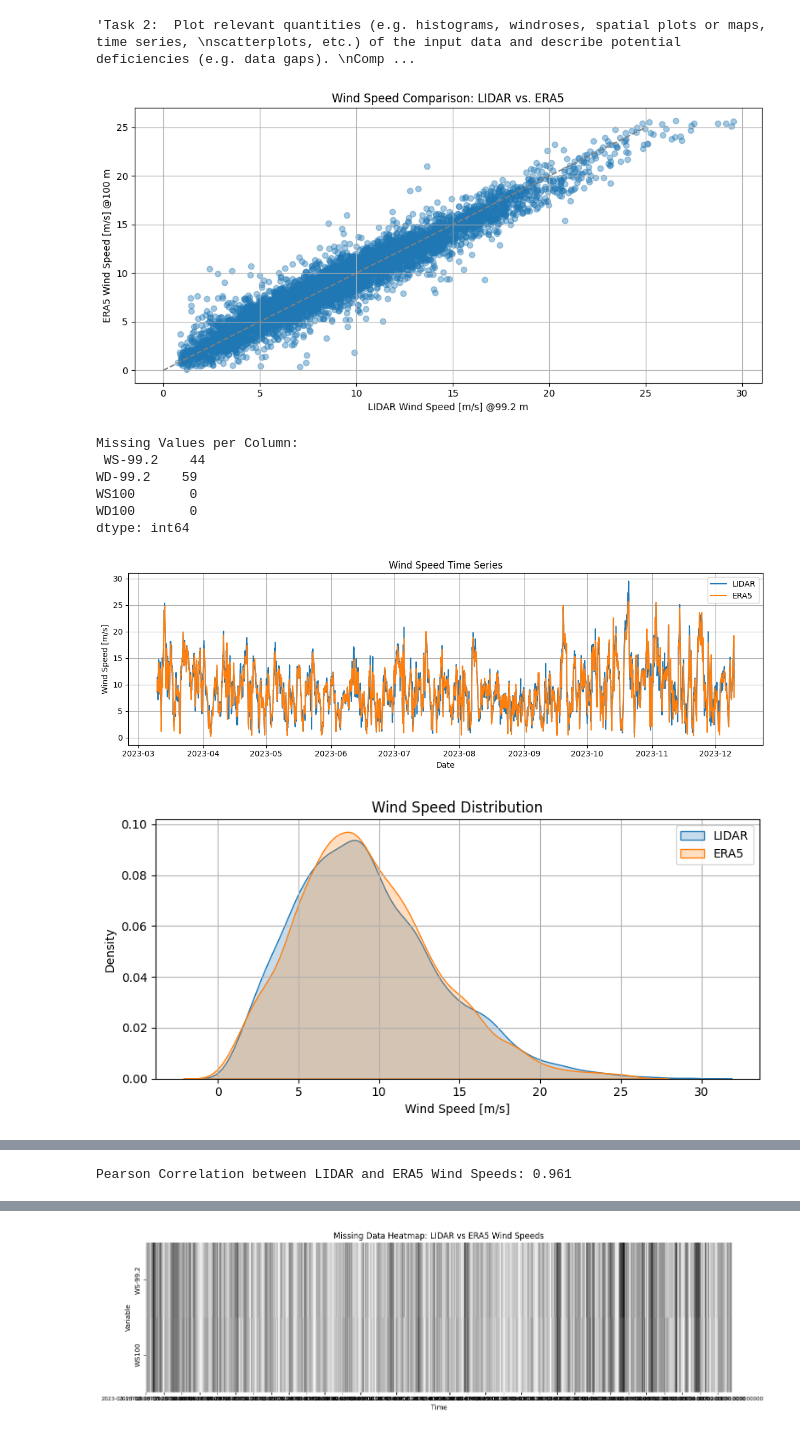
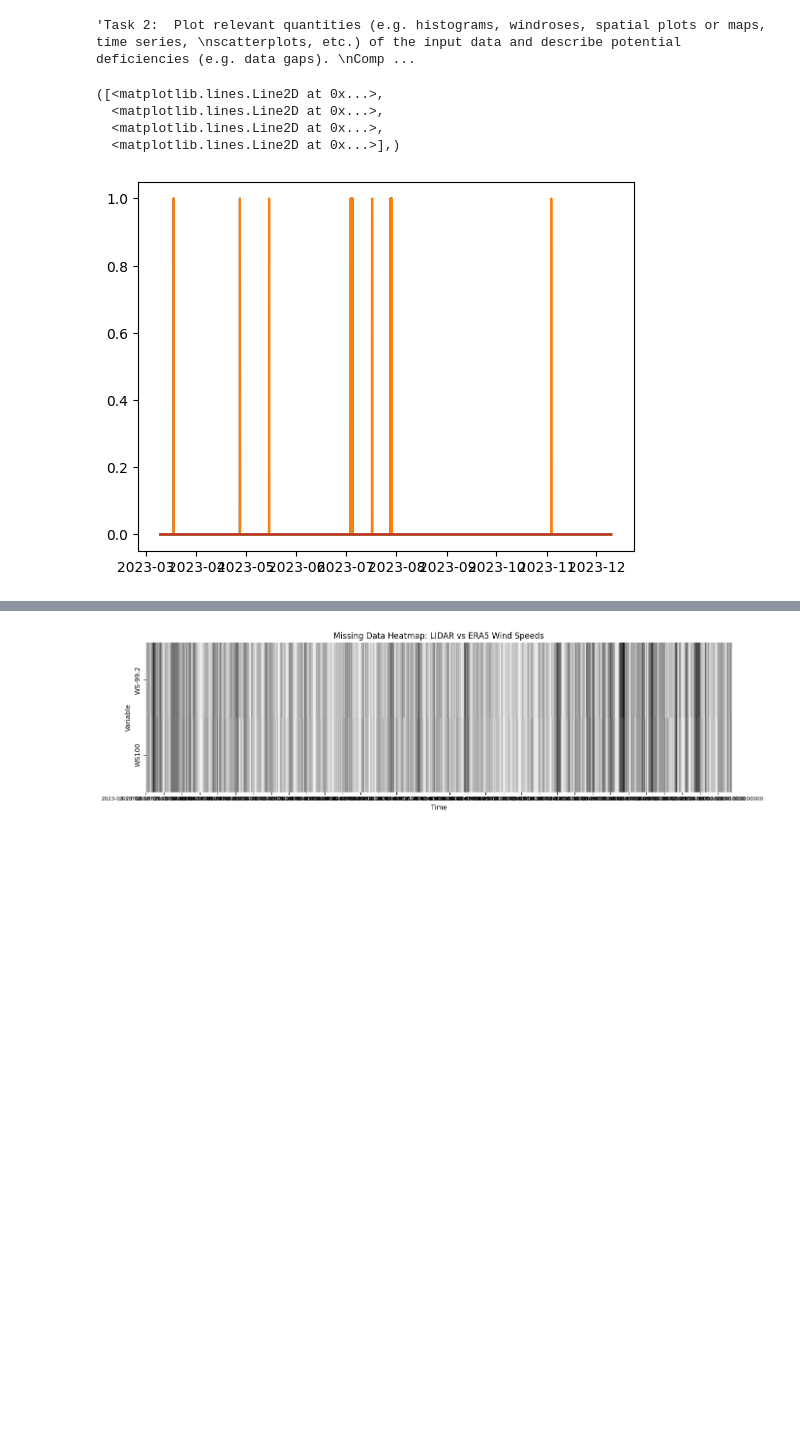
Before and after one commit to Nuwa13/Project_Python_Programming_in_Energy_Science, a Jupyter notebook: Task_2.ipynb, the cells around one changed output, grey strips where cells are left out. Drawn from its saved outputs; the diff is of its cells as text; code cells hidden in the pictures; blank space fills up the shorter version.

```diff
--- a/Task_2.ipynb
+++ b/Task_2.ipynb
@@ -11,102 +11,36 @@ import matplotlib.pyplot as plt
 import seaborn as sns
 import matplotlib.dates as mdates
 
 # Optional: Windrose library
 try:
     from windrose import WindroseAxes
 except ImportError:
     WindroseAxes = None
 
 # Load and clean data (reuse from ReadingData)
 def read_ts_csv(filename):
     df = pd.read_csv(filename, parse_dates=['Unnamed: 0'])
     df.rename(columns={df.columns[0]: "Time"}, inplace=True)
     df.drop_duplicates(subset='Time', inplace=True)
     df.replace(-999, np.nan, inplace=True)
     return df
 
 # Load data
 data_ERA5 = read_ts_csv('reanalysis.csv')
 data_LIDAR = read_ts_csv('measurements/lidar.csv')
 
 # Resample hourly
 data_ERA5 = data_ERA5.resample('h', on='Time').mean()
 data_LIDAR = data_LIDAR.resample('h', on='Time').mean()
 
 # Merge and filter
 data_mrgd = pd.merge(data_LIDAR, data_ERA5, how='right', on='Time')
 data_mrgd.index = pd.to_datetime(data_mrgd.index)
 
-# Focus only on overlapping time periods
-data_overlap = data_mrgd.loc[data_LIDAR.index[0]:data_LIDAR.index[-1]]
-
-# 1. SCATTERPLOTS
-plt.figure(figsize=(10, 5))
-plt.scatter(data_overlap['WS-99.2'], data_overlap['WS100'], alpha=0.4)
-plt.xlabel("LIDAR Wind Speed [m/s] @99.2 m")
-plt.ylabel("ERA5 Wind Speed [m/s] @100 m")
-plt.title("Wind Speed Comparison: LIDAR vs. ERA5")
-plt.grid(True)
-plt.plot([0, 25], [0, 25], '--', color='gray')  # 1:1 line
-plt.tight_layout()
-plt.show()
-
-# 2. TIME SERIES GAP ANALYSIS
-missing_counts = data_overlap.isna().sum()
-print("\nMissing Values per Column:\n", missing_counts)
-
-plt.figure(figsize=(12, 4))
-plt.plot(data_overlap.index, data_overlap['WS-99.2'], label='LIDAR')
-plt.plot(data_overlap.index, data_overlap['WS100'], label='ERA5')
-plt.xlabel("Date")
-plt.ylabel("Wind Speed [m/s]")
-plt.title("Wind Speed Time Series")
-plt.legend()
-plt.grid(True)
-plt.tight_layout()
-plt.show()
-
-# 3. HISTOGRAM COMPARISON (already done in ReadingData, optionally expand)
-# Already included in the foundation. Optionally show PDF overlaid:
-plt.figure(figsize=(8, 4))
-sns.kdeplot(data_overlap['WS-99.2'].dropna(), label='LIDAR', fill=True)
-sns.kdeplot(data_overlap['WS100'].dropna(), label='ERA5', fill=True)
-plt.xlabel("Wind Speed [m/s]")
-plt.title("Wind Speed Distribution")
-plt.legend()
-plt.grid(True)
-plt.tight_layout()
-plt.show()
-
-# 4. WINDROSE (optional, requires `windrose`)
-if WindroseAxes:
-    ax = WindroseAxes.from_ax()
-    ax.bar(data_overlap['WD-99.2'], data_overlap['WS-99.2'], normed=True, opening=0.8, edgecolor='white')
-    ax.set_title("Windrose LIDAR")
-    ax.set_legend()
-    #plt.tight_layout()
-    plt.show()
-else:
-    print("Install `windrose` for windrose plots: pip install windrose")
-
-# 5. CORRELATION ANALYSIS
-correlation = data_overlap[['WS-99.2', 'WS100']].corr().iloc[0, 1]
-print(f"\nPearson Correlation between LIDAR and ERA5 Wind Speeds: {correlation:.3f}")
-
-# Optional: Heatmap of missing data
-plt.figure(figsize=(12, 2))
-sns.heatmap(data_overlap[['WS-99.2', 'WS100']].isna().T, cbar=False, cmap='gray_r')
-plt.title("Missing Data Heatmap")
-plt.yticks([0.5, 1.5], ['WS-99.2 (LIDAR)', 'WS100 (ERA5)'])
-plt.tight_layout()
-plt.show()
+plt.plot(data_mrgd.loc[data_LIDAR.index[0]:data_LIDAR.index[-1]].isna()),
 # %% [output]
+([<matplotlib.lines.Line2D at 0x...>,
+  <matplotlib.lines.Line2D at 0x...>,
+  <matplotlib.lines.Line2D at 0x...>,
+  <matplotlib.lines.Line2D at 0x...>],)
-[figure, old version]
+[figure, new version]
-Missing Values per Column:
- WS-99.2    44
-WD-99.2    59
-WS100       0
-WD100       0
-dtype: int64
-[figure, removed]
-[figure, removed]
@@ -114 +46,0 @@ dtype: int64
-Pearson Correlation between LIDAR and ERA5 Wind Speeds: 0.961
```
Also changed, not shown: parts of 3 cells of this notebook.
